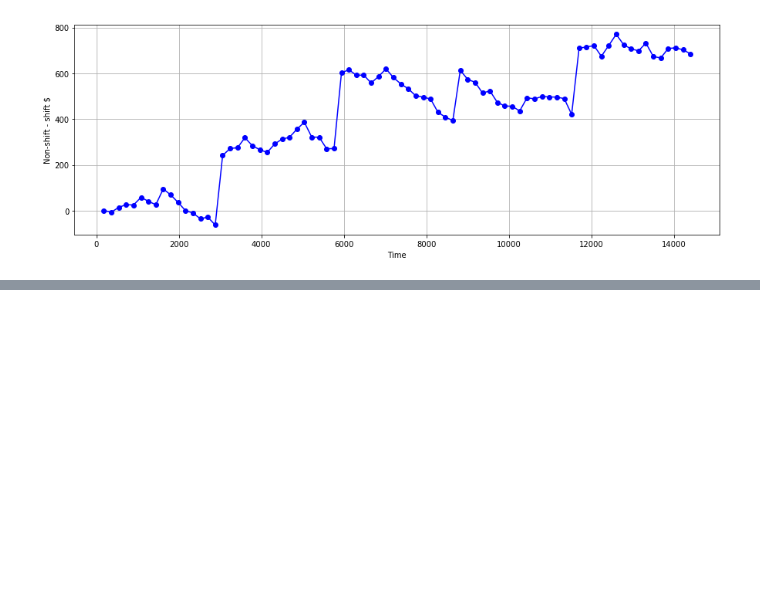
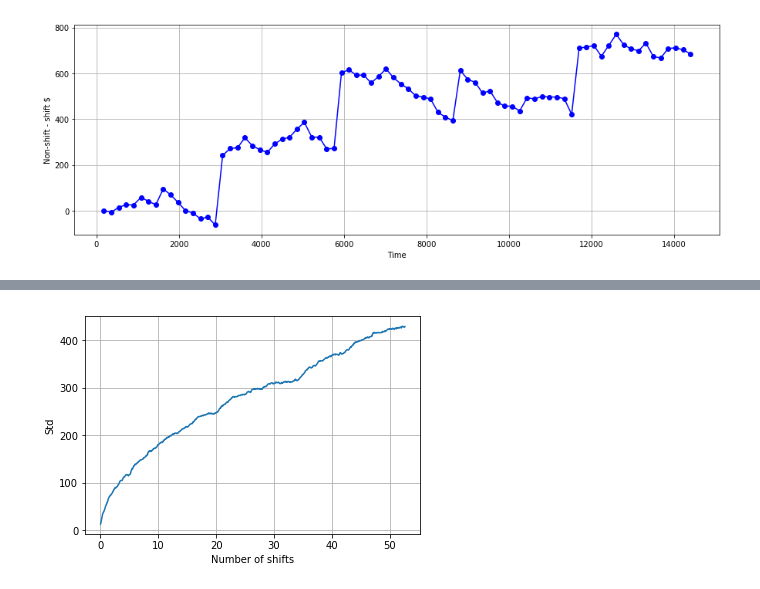
Before and after one commit to bokae/taxi, a Jupyter notebook: notebooks/figures.ipynb, the cells around one changed output, grey strips where cells are left out. Saved outputs shown, nothing was run; the diff lists cells and outputs as text; code cells hidden in the pictures; blank space fills up the shorter version.

```diff
--- a/notebooks/figures.ipynb
+++ b/notebooks/figures.ipynb
@@ -644,0 +746,7 @@ plt.xlabel("Time")
+# %%
+plt.plot(data["timestamp"]/2880,data["trip_income"].map(lambda l: np.std(np.array(l))/300))
+plt.xlabel('Number of shifts')
+plt.ylabel('Std')
+plt.show()
+# %% [output]
+[figure, added]
```
Also changed, not shown: parts of 37 cells of this notebook.
